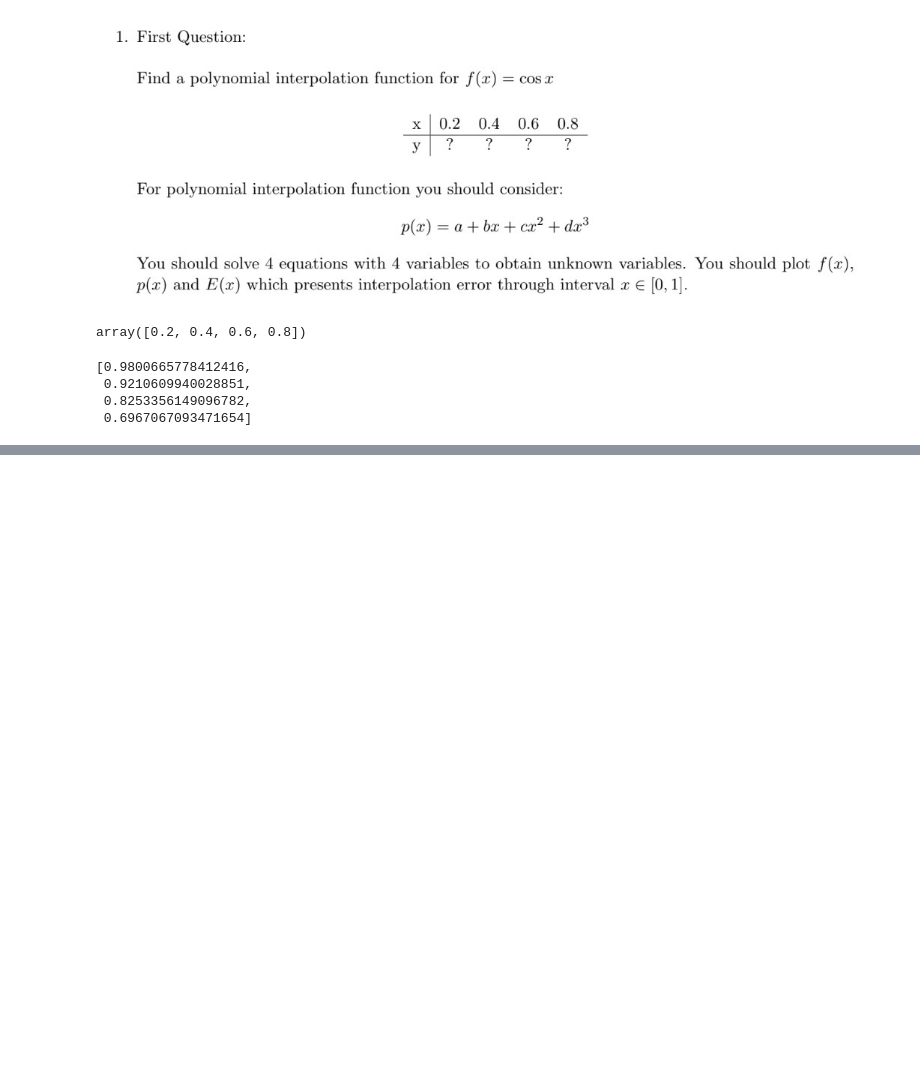
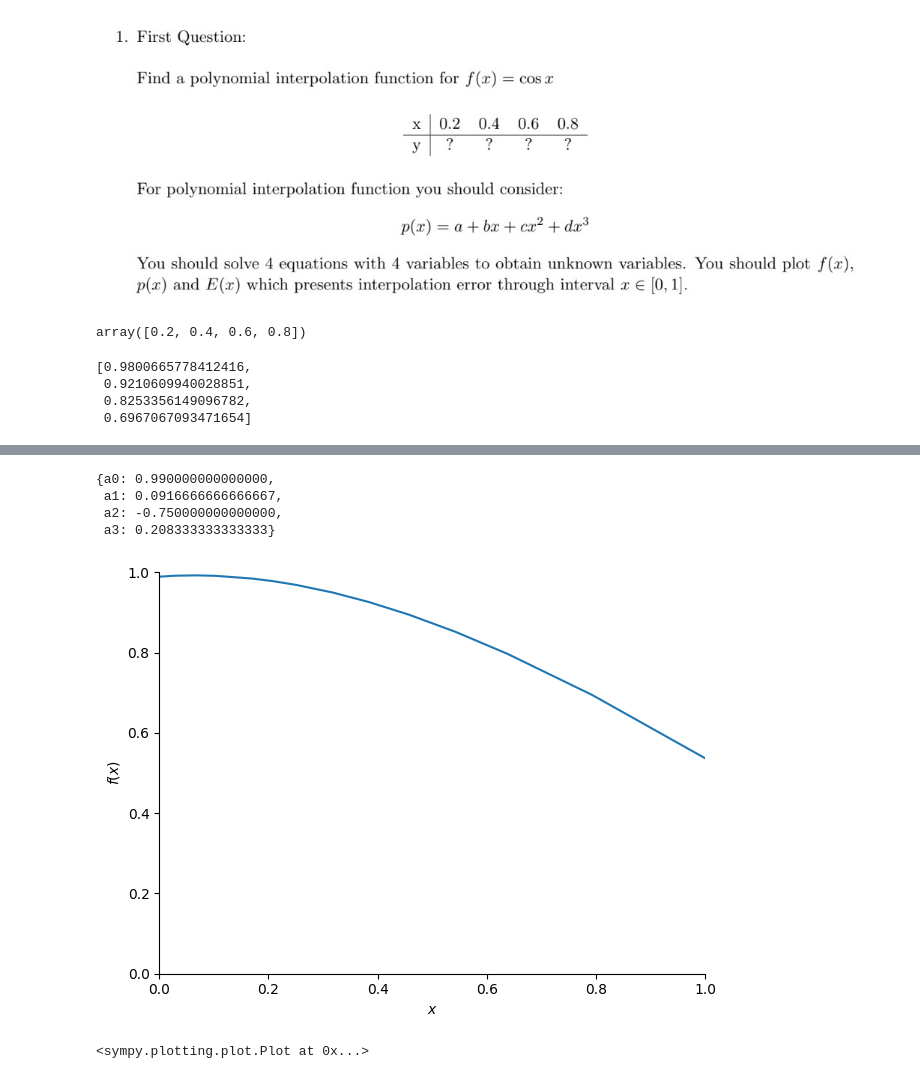
Before and after one commit to sinaapolo969/numericalAnalysis, a Jupyter notebook: numericalAnalysis.ipynb, the cells around one changed output, grey strips where cells are left out. Drawn from its saved outputs; the diff is of its cells as text; code cells hidden in the pictures; blank space fills up the shorter version.

```diff
--- a/numericalAnalysis.ipynb
+++ b/numericalAnalysis.ipynb
@@ -846,0 +856,22 @@ y
+# %%
+eq1 = sp.Eq(a0 + 0.2*a1 + (0.2)**2 * a2 + (0.2)**3 * a3, 0.98)
+eq2 = sp.Eq(a0 + 0.4 *a1 + (0.4)**2 * a2 + (0.4)**3 * a3, 0.92)
+eq3 = sp.Eq(a0 + 0.6*a1 + (0.6)**2 * a2 + (0.6)**3 * a3, 0.82)
+eq4 = sp.Eq(a0 + 0.8*a1 + (0.8)**2 * a2 + (0.8)**3 * a3, 0.69)
+sol = sp.solve((eq1, eq2, eq3, eq4), a0, a1, a2, a3)
+sol
+# %% [output]
+{a0: 0.990000000000000,
+ a1: 0.0916666666666667,
+ a2: -0.750000000000000,
+ a3: 0.208333333333333}
+# %%
+sol = sol.values()
+sol = list(sol)
+# %%
+x = sp.symbols('x')
+# %%
+sp.plot(sol[0] + sol[1]* x + sol[2] * x**2 + sol[3] * x**3, xlim = (0, 1), ylim = (0, 1))
+# %% [output]
+[figure, added]
+<sympy.plotting.plot.Plot at 0x...>
```
Also changed, not shown: parts of 3 cells of this notebook.
